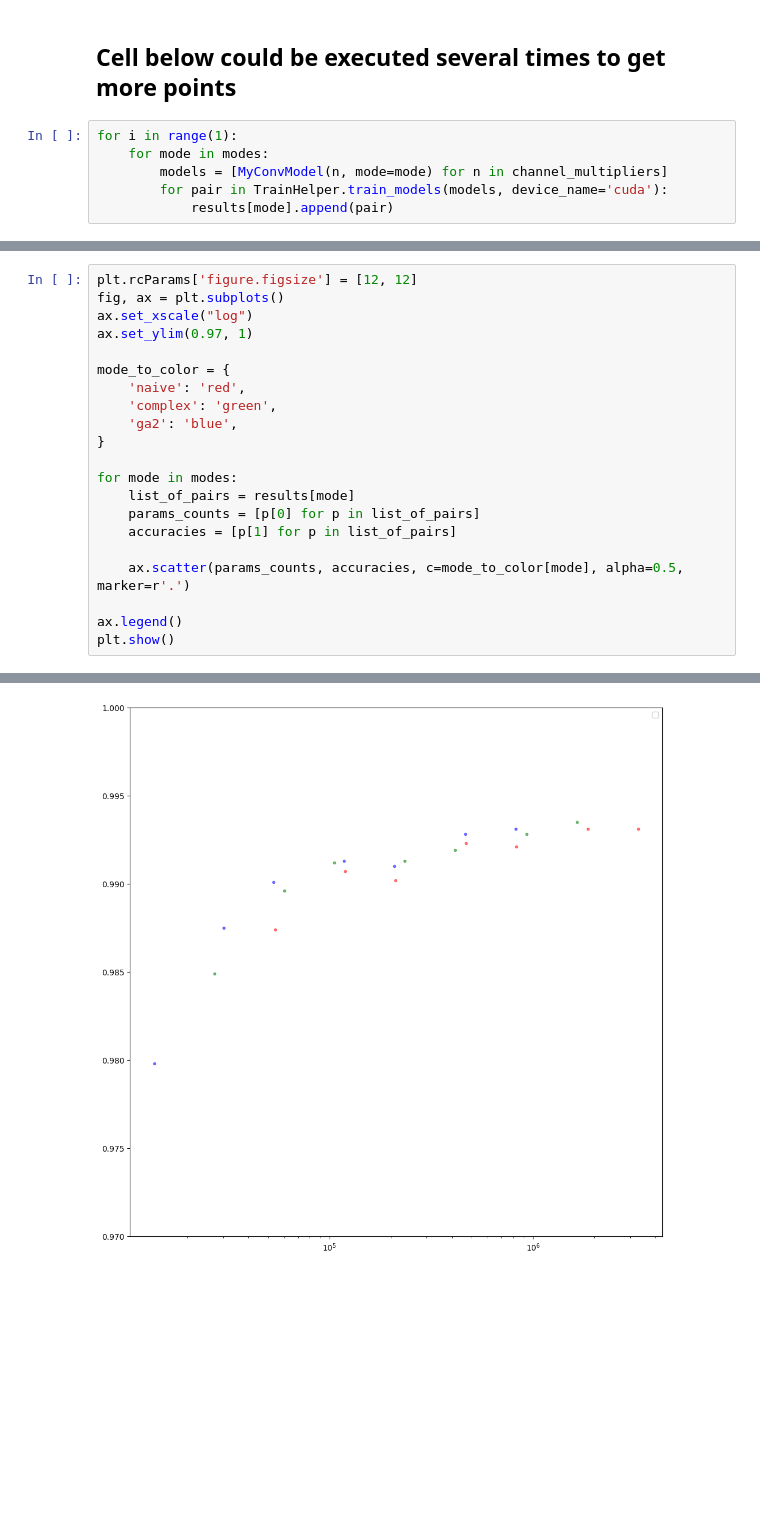
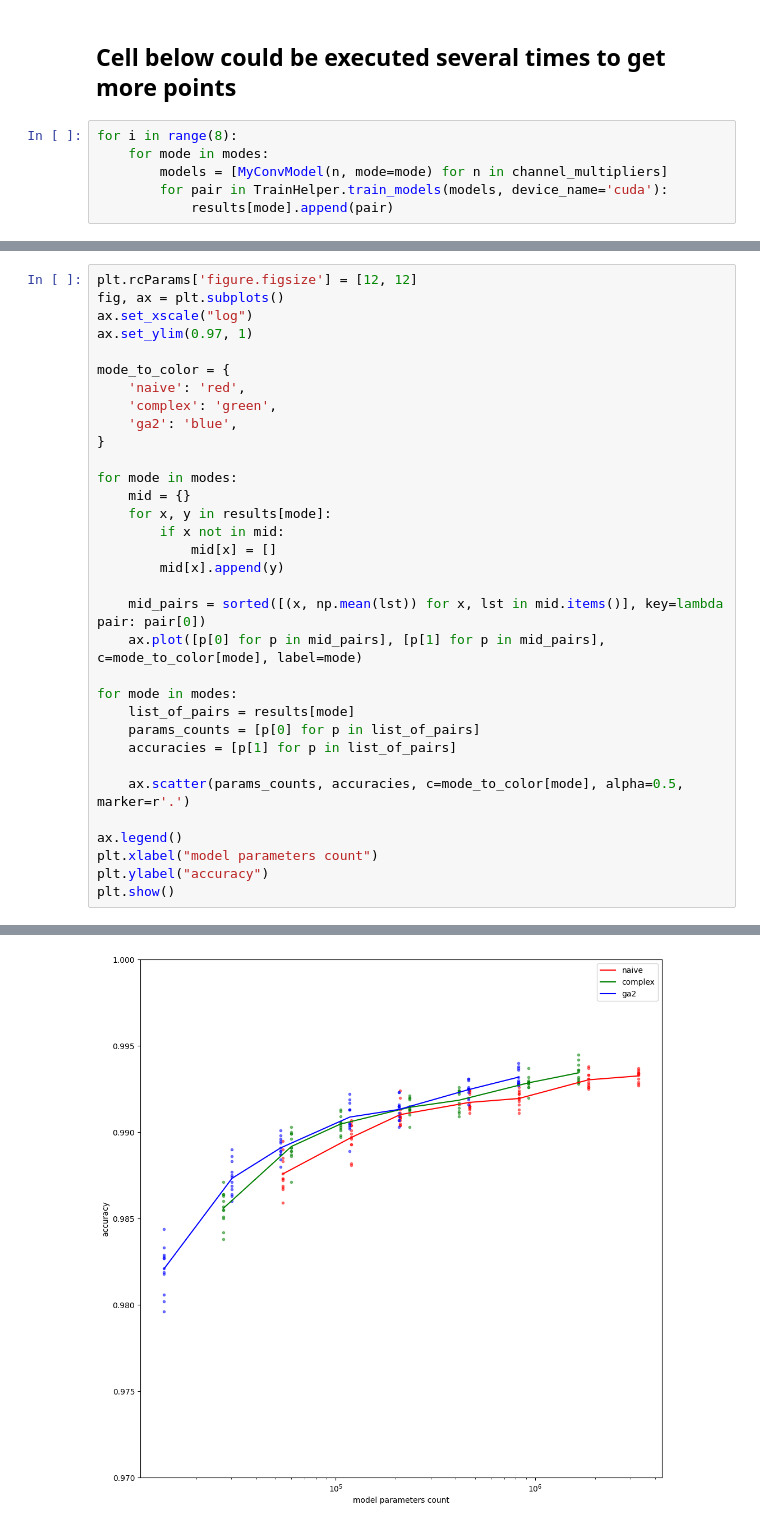
Before and after one commit to Kright/mySmallProjects, a Jupyter notebook: 2023/ml_experiments/mnist_nets/mnist_geometric_algebra.ipynb, the cells around one changed output, grey strips where cells are left out. Drawn from its saved outputs; the diff is of its cells as text; blank space fills up the shorter version.

```diff
--- a/2023/ml_experiments/mnist_nets/mnist_geometric_algebra.ipynb
+++ b/2023/ml_experiments/mnist_nets/mnist_geometric_algebra.ipynb
@@ -253,7 +261,7 @@ results = {mode: [] for mode in modes}
 # %% [markdown]
 ## Cell below could be executed several times to get more points
 # %%
-for i in range(1):
+for i in range(8):
     for mode in modes:
         models = [MyConvModel(n, mode=mode) for n in channel_multipliers]
         for pair in TrainHelper.train_models(models, device_name='cuda'):
@@ -289,6 +297,16 @@ mode_to_color = {
 }
 
 for mode in modes:
+    mid = {}
+    for x, y in results[mode]:
+        if x not in mid:
+            mid[x] = []
+        mid[x].append(y)
+
+    mid_pairs = sorted([(x, np.mean(lst)) for x, lst in mid.items()], key=lambda pair: pair[0])
+    ax.plot([p[0] for p in mid_pairs], [p[1] for p in mid_pairs], c=mode_to_color[mode], label=mode)
+
+for mode in modes:
     list_of_pairs = results[mode]
     params_counts = [p[0] for p in list_of_pairs]
     accuracies = [p[1] for p in list_of_pairs]
@@ -296,5 +314,7 @@ for mode in modes:
     ax.scatter(params_counts, accuracies, c=mode_to_color[mode], alpha=0.5, marker=r'.')
 
 ax.legend()
+plt.xlabel("model parameters count")
+plt.ylabel("accuracy")
 plt.show()
 # %% [output]
@@ -302 +321 @@ No artists with labels found to put in legend.  Note that artists whose label st
-[figure, old version]
+[figure, new version]
```
Also changed, not shown: parts of 5 cells of this notebook.
